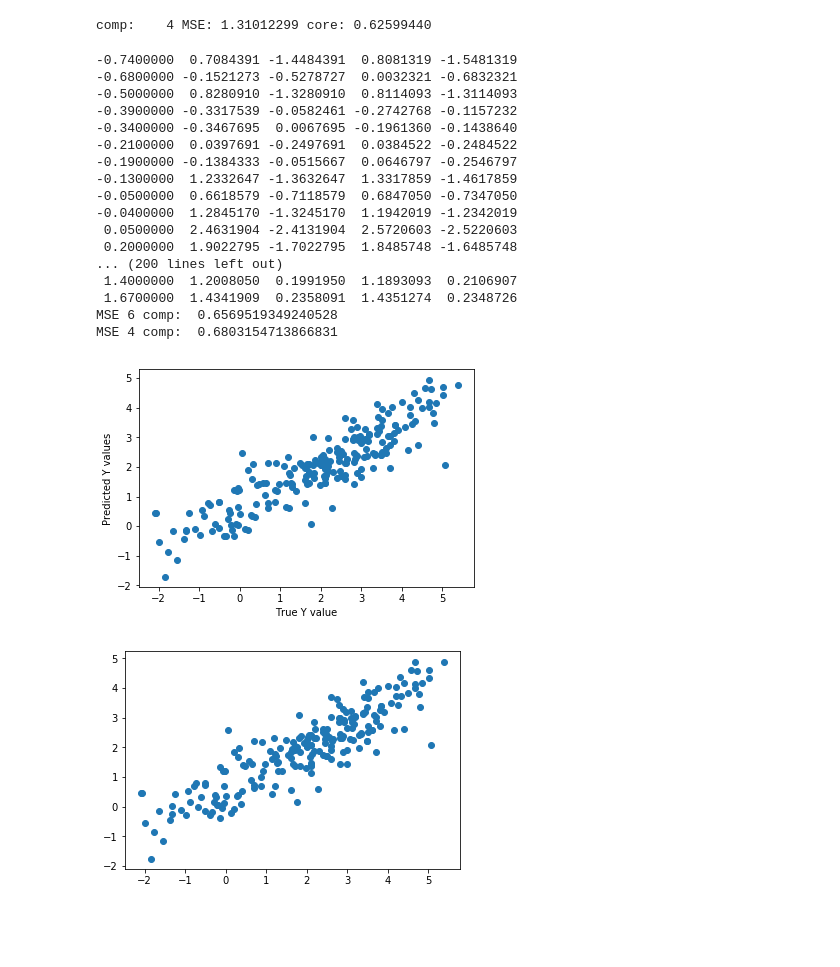
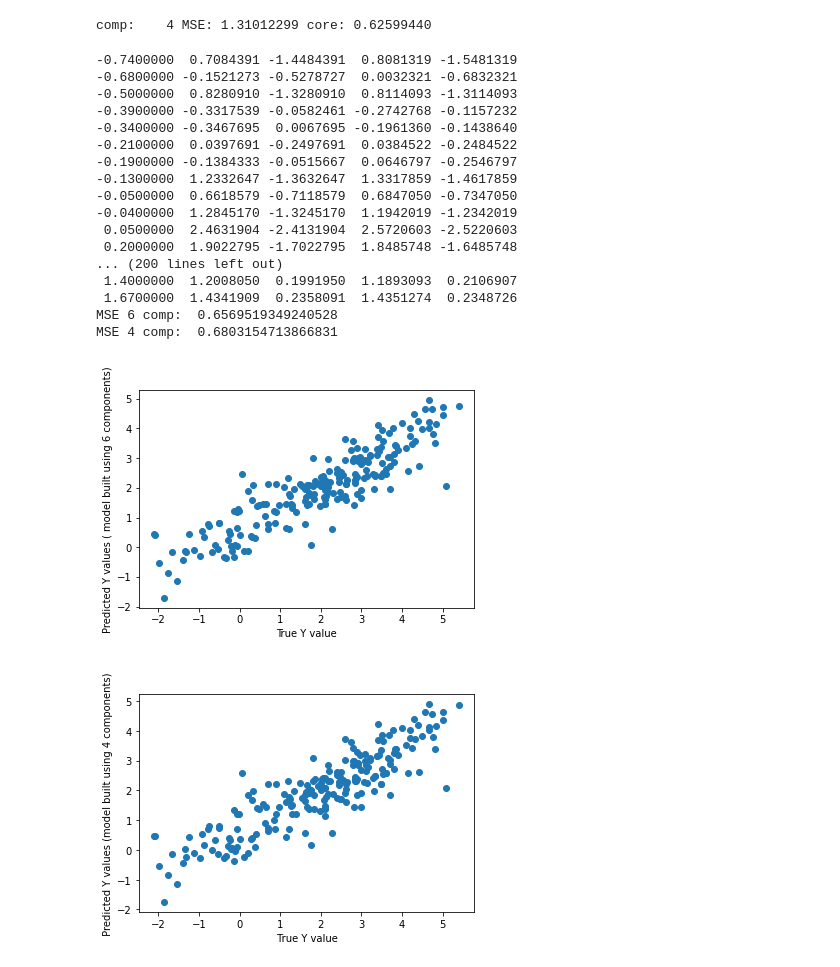
Before and after one commit to lstorchi/mllogdp, a Jupyter notebook: initialtests.ipynb, the cells around one changed output. Saved outputs shown, nothing was run; the diff lists cells and outputs as text; code cells hidden in the pictures; blank space fills up the shorter version.

```diff
--- a/initialtests.ipynb
+++ b/initialtests.ipynb
@@ -340,33 +340,36 @@ print("MSE 6 comp: ", mse_pred6)
 print("MSE 4 comp: ", mse_pred4)
 
 
 plt.xlabel("True Y value")
-plt.ylabel("Predicted Y values")
+plt.ylabel("Predicted Y values ( model built using 6 components)")
 
 plt.scatter(yte, Y_pred6)
 
 plt.show()
 
+plt.xlabel(" True Y value")
+plt.ylabel(" Predicted Y values (model built using 4 components) ")
+
 plt.scatter(yte, Y_pred4)
 
 plt.show()
 # %% [output]
 -0.7400000  0.7084391 -1.4484391  0.8081319 -1.5481319
 -0.6800000 -0.1521273 -0.5278727  0.0032321 -0.6832321
 -0.5000000  0.8280910 -1.3280910  0.8114093 -1.3114093
 -0.3900000 -0.3317539 -0.0582461 -0.2742768 -0.1157232
 -0.3400000 -0.3467695  0.0067695 -0.1961360 -0.1438640
 -0.2100000  0.0397691 -0.2497691  0.0384522 -0.2484522
 -0.1900000 -0.1384333 -0.0515667  0.0646797 -0.2546797
 -0.1300000  1.2332647 -1.3632647  1.3317859 -1.4617859
 -0.0500000  0.6618579 -0.7118579  0.6847050 -0.7347050
 -0.0400000  1.2845170 -1.3245170  1.1942019 -1.2342019
  0.0500000  2.4631904 -2.4131904  2.5720603 -2.5220603
  0.2000000  1.9022795 -1.7022795  1.8485748 -1.6485748
 ... (200 lines left out)
  1.4000000  1.2008050  0.1991950  1.1893093  0.2106907
  1.6700000  1.4341909  0.2358091  1.4351274  0.2348726
 MSE 6 comp:  0.6569519349240528
 MSE 4 comp:  0.6803154713866831
-[figure, old version]
+[figure, new version]
-[figure, old version]
+[figure, new version]
```
Also changed, not shown: parts of 6 cells of this notebook.
